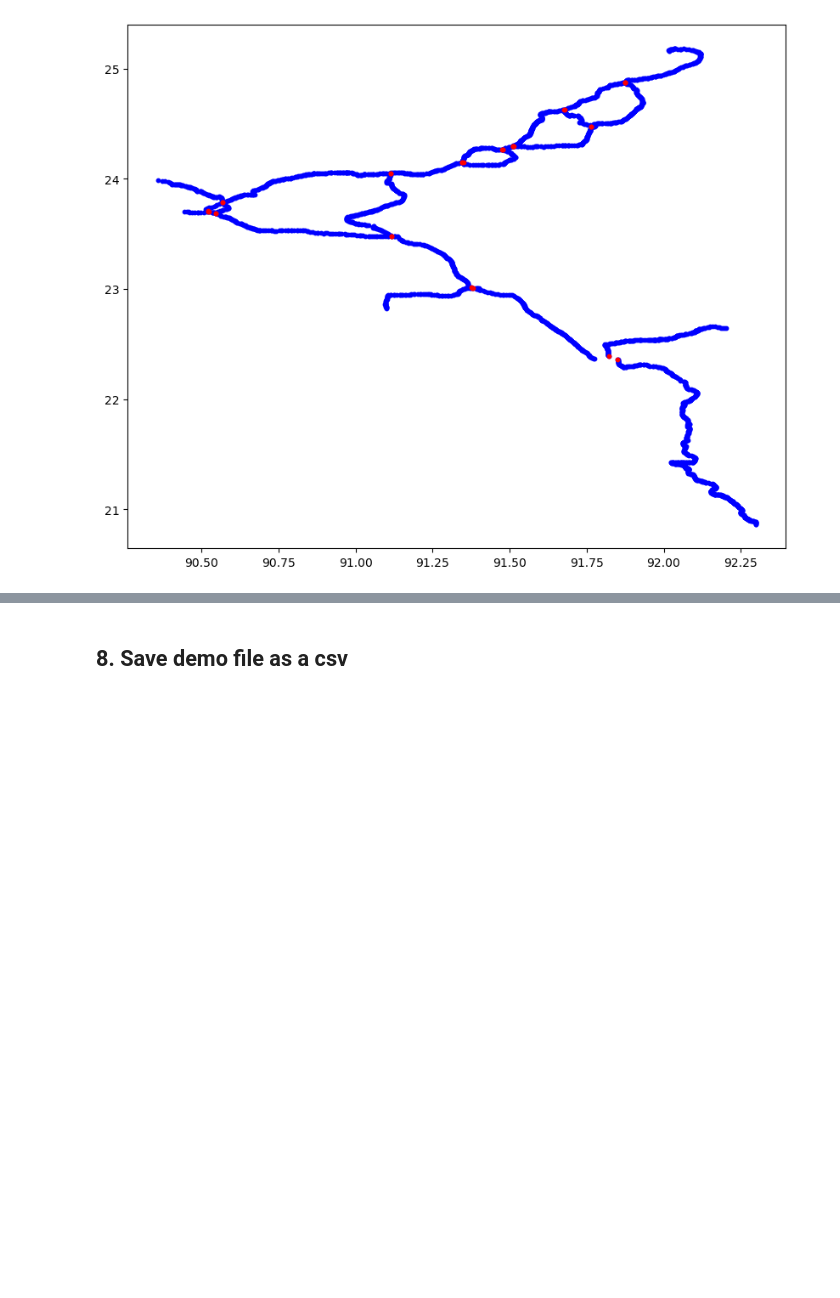
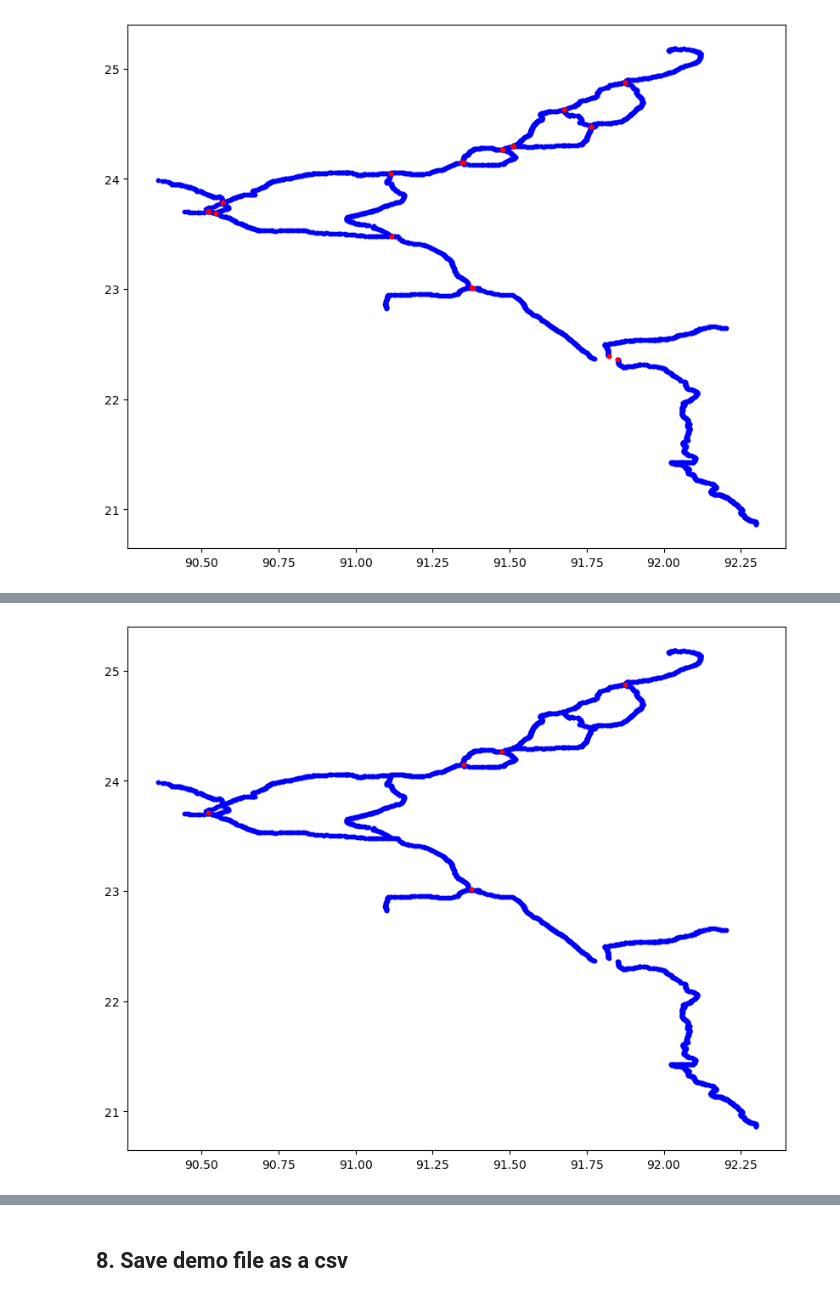
Before and after one commit to daniela1998/Advanced-Simulation-Assignments, a Jupyter notebook: Assignment 3/EPA133a-G16-A3_demo_generator/notebook/CreateDemoFile - Rachel.ipynb, the cells around one changed output, grey strips where cells are left out. Drawn from its saved outputs; the diff is of its cells as text; code cells hidden in the pictures; blank space fills up the shorter version.

Commit message:
all intersection is identified!

```diff
--- a/Assignment 3/EPA133a-G16-A3_demo_generator/notebook/CreateDemoFile - Rachel.ipynb
+++ b/Assignment 3/EPA133a-G16-A3_demo_generator/notebook/CreateDemoFile - Rachel.ipynb
@@ -654,0 +682,13 @@ plt.show()
+# %%
+index = [2437, 1818, 2166, 2572, 265]
+df_single_out = df_intersection_2.loc[index]
+# %%
+# plot the whole road but assign different color to df_N1_N106
+plt.figure(figsize=(10, 8))
+
+plt.scatter(df_1['lon'], df_1['lat'], s=10, c='blue')
+plt.scatter(df_single_out['lon'], df_single_out['lat'], s=10, c='red')
+
+plt.show()
+# %% [output]
+[figure, added]
```
Also changed, not shown: parts of 14 cells of this notebook.
